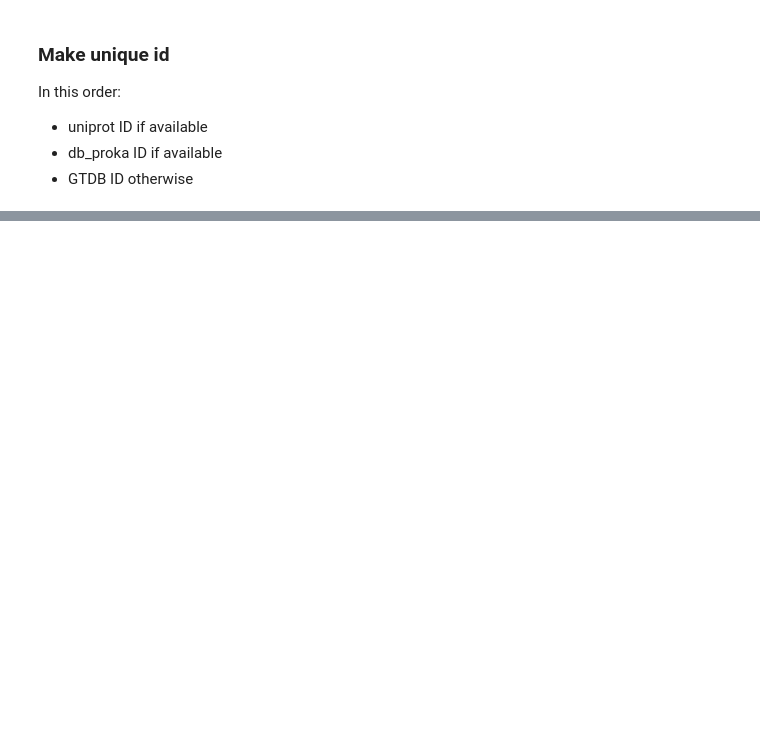
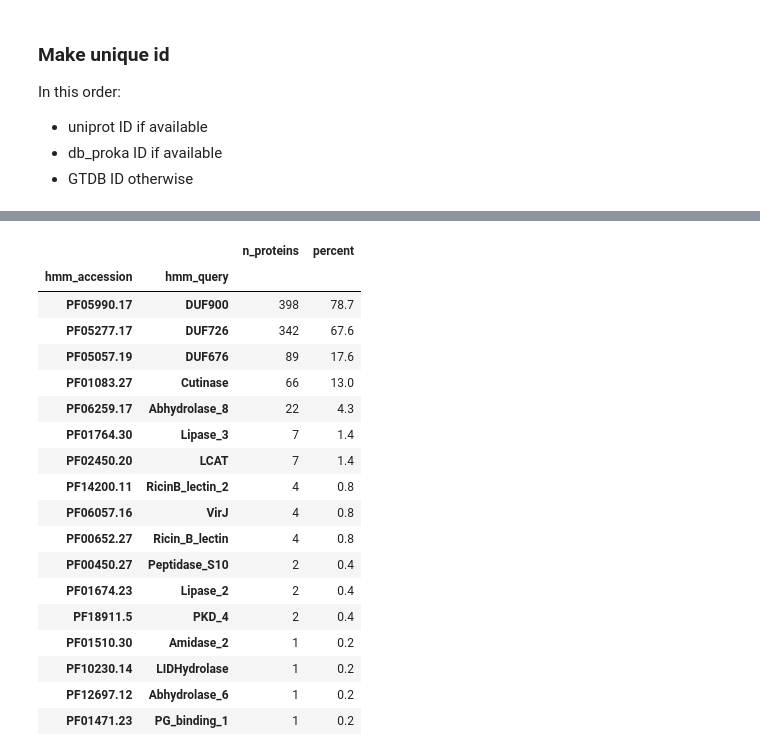
Before and after one commit to Chahrazadt87/AvB, a Jupyter notebook: notebook/homology_search.ipynb, the cells around one changed output, grey strips where cells are left out. Drawn from its saved outputs; the diff is of its cells as text; code cells hidden in the pictures; blank space fills up the shorter version.

```diff
--- a/notebook/homology_search.ipynb
+++ b/notebook/homology_search.ipynb
@@ -400,0 +507,28 @@ search_output_df.to_csv(data_folder / 'hydrolase_search' / 'search_output.csv')
+# %%
+top_pfam_domains = pfam_df.reset_index()[
+    ['hmm_accession', 'hmm_query', 'protein_id']
+].groupby(['hmm_accession', 'hmm_query']).nunique().rename(columns={
+    'protein_id': 'n_proteins',
+}).sort_values('n_proteins', ascending=False)
+top_pfam_domains['percent'] = (100 * top_pfam_domains['n_proteins'] / (count + 1)).round(1)
+top_pfam_domains
+# %% [output]
+|  |  | n_proteins | percent |
+| hmm_accession | hmm_query |  |  |
+| PF05990.17 | DUF900 | 398 | 78.7 |
+| PF05277.17 | DUF726 | 342 | 67.6 |
+| PF05057.19 | DUF676 | 89 | 17.6 |
+| PF01083.27 | Cutinase | 66 | 13.0 |
+| PF06259.17 | Abhydrolase_8 | 22 | 4.3 |
+| PF01764.30 | Lipase_3 | 7 | 1.4 |
+| PF02450.20 | LCAT | 7 | 1.4 |
+| PF14200.11 | RicinB_lectin_2 | 4 | 0.8 |
+| PF06057.16 | VirJ | 4 | 0.8 |
+| PF00652.27 | Ricin_B_lectin | 4 | 0.8 |
+| PF00450.27 | Peptidase_S10 | 2 | 0.4 |
+| PF01674.23 | Lipase_2 | 2 | 0.4 |
+| PF18911.5 | PKD_4 | 2 | 0.4 |
+| PF01510.30 | Amidase_2 | 1 | 0.2 |
+| PF10230.14 | LIDHydrolase | 1 | 0.2 |
+| PF12697.12 | Abhydrolase_6 | 1 | 0.2 |
+| PF01471.23 | PG_binding_1 | 1 | 0.2 |
```
Also changed, not shown: parts of 6 cells of this notebook, 3 other files.
